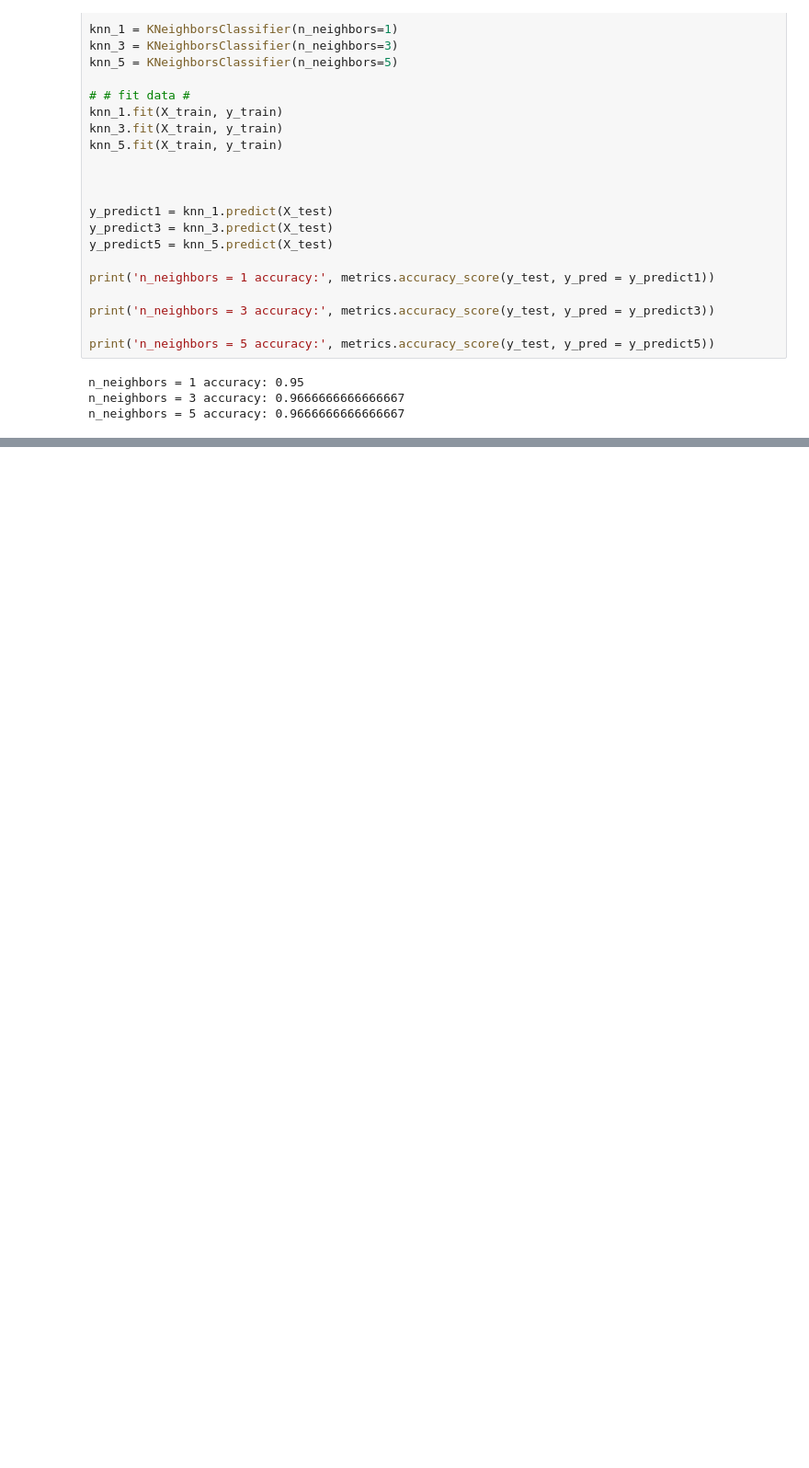
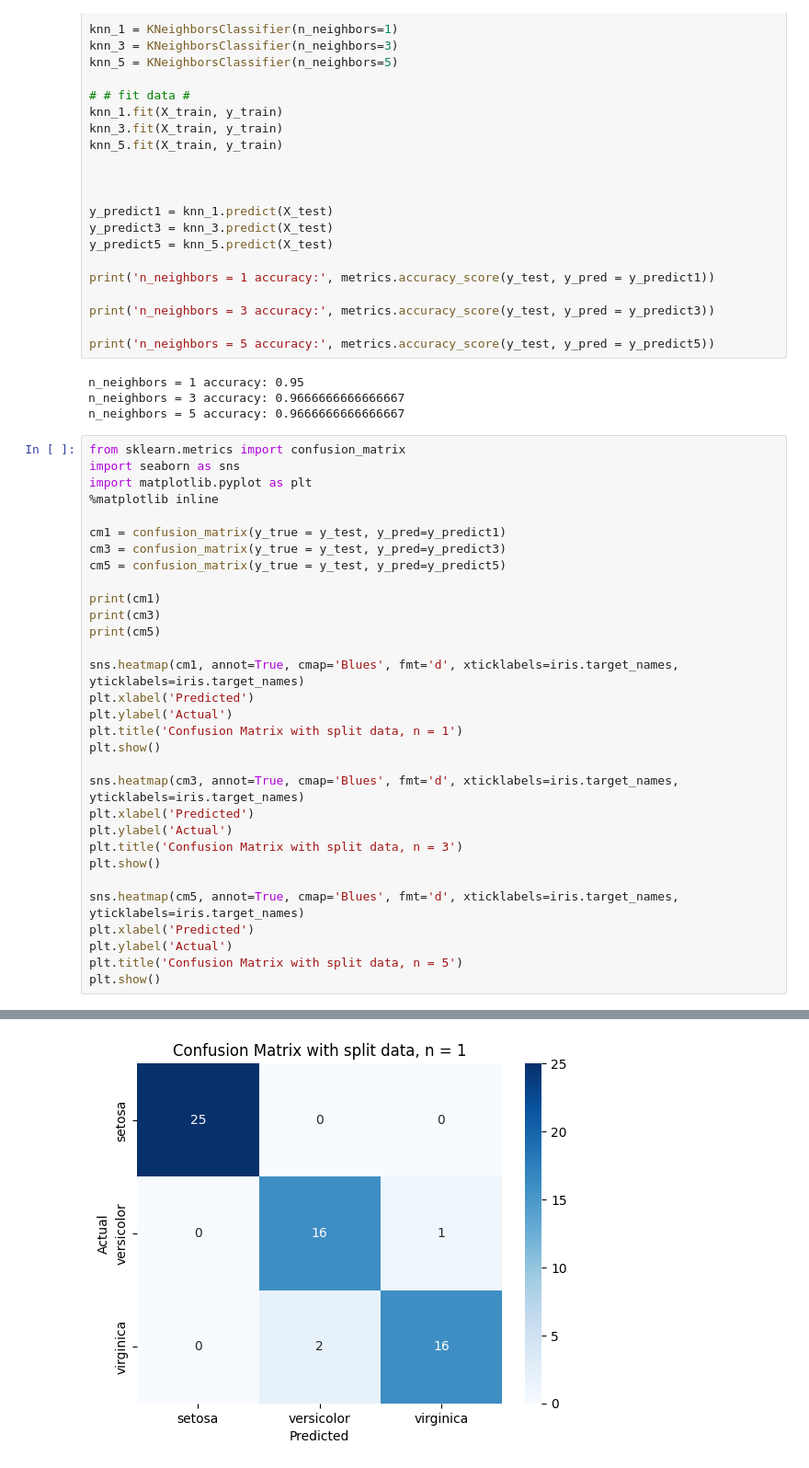
Before and after one commit to MDMinhazulIslamKhan/iris_species_ml_py, a Jupyter notebook: modelEvaluatio3_split_dataset.ipynb, the cells around one changed output, grey strips where cells are left out. Shown: that part at 92% size. Saved outputs shown, nothing was run; the diff lists cells and outputs as text; blank space fills up the shorter version.

Commit message:
feat: data split to test accuracy with different n.

```diff
--- a/modelEvaluatio3_split_dataset.ipynb
+++ b/modelEvaluatio3_split_dataset.ipynb
@@ -80,3 +80,35 @@ print('n_neighbors = 5 accuracy:', metrics.accuracy_score(y_test, y_pred = y_pre
 n_neighbors = 1 accuracy: 0.95
 n_neighbors = 3 accuracy: 0.9666666666666667
 n_neighbors = 5 accuracy: 0.9666666666666667
+# %%
+from sklearn.metrics import confusion_matrix
+import seaborn as sns
+import matplotlib.pyplot as plt
+%matplotlib inline
+
+cm1 = confusion_matrix(y_true = y_test, y_pred=y_predict1)
+cm3 = confusion_matrix(y_true = y_test, y_pred=y_predict3)
+cm5 = confusion_matrix(y_true = y_test, y_pred=y_predict5)
+
+print(cm1)
+print(cm3)
+print(cm5)
+
+sns.heatmap(cm1, annot=True, cmap='Blues', fmt='d', xticklabels=iris.target_names, yticklabels=iris.target_names)
+plt.xlabel('Predicted')
+plt.ylabel('Actual')
+plt.title('Confusion Matrix with split data, n = 1')
+plt.show()
+
+sns.heatmap(cm3, annot=True, cmap='Blues', fmt='d', xticklabels=iris.target_names, yticklabels=iris.target_names)
+plt.xlabel('Predicted')
+plt.ylabel('Actual')
+plt.title('Confusion Matrix with split data, n = 3')
+plt.show()
+
+sns.heatmap(cm5, annot=True, cmap='Blues', fmt='d', xticklabels=iris.target_names, yticklabels=iris.target_names)
+plt.xlabel('Predicted')
+plt.ylabel('Actual')
+plt.title('Confusion Matrix with split data, n = 5')
+plt.show()
+# %% [output]
@@ -82,0 +124 @@ n_neighbors = 5 accuracy: 0.9666666666666667
+[figure, added]
```
Also changed, not shown: parts of 2 cells of this notebook, 3 other files.
